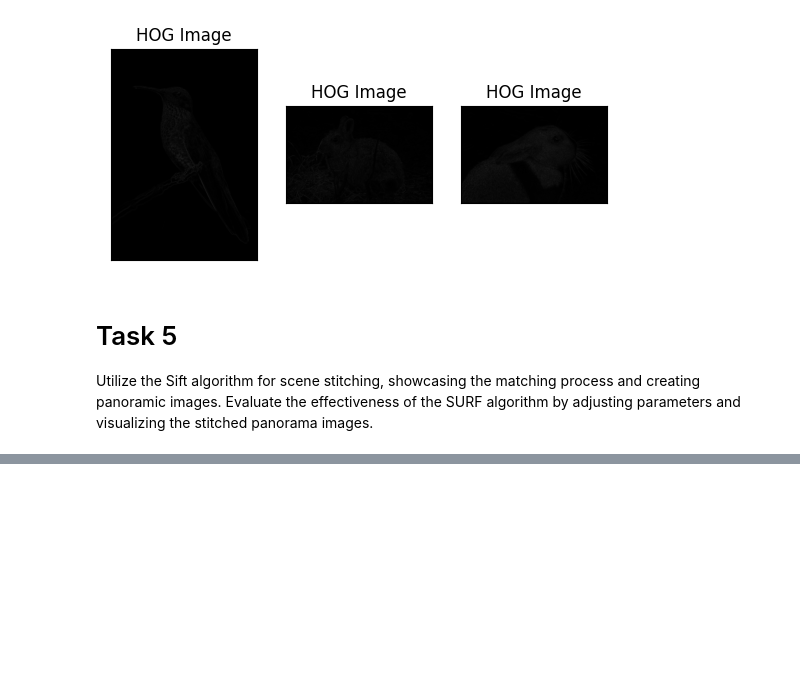
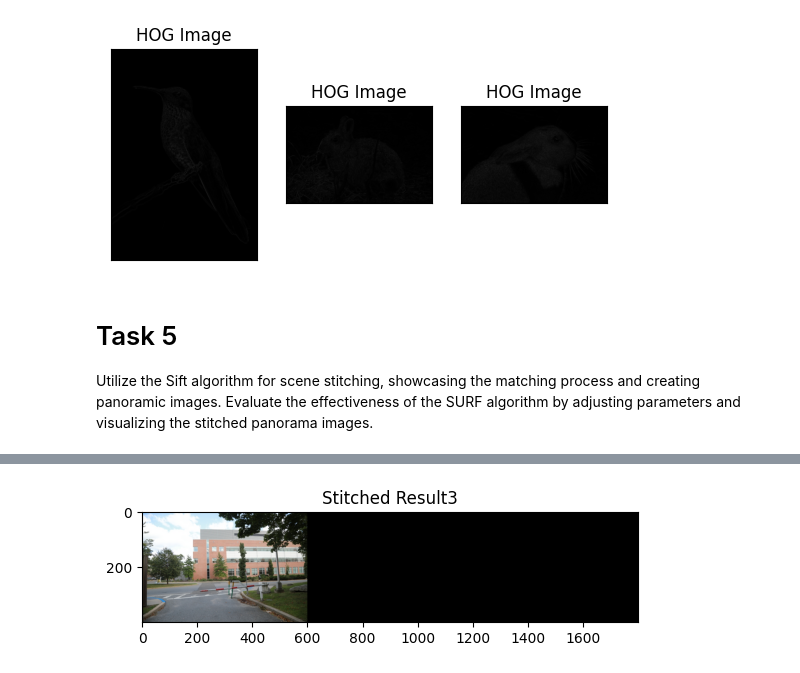
Before and after one commit to DevNerds2020/Computer_Vision, a Jupyter notebook: ComputerVision-algorithms/HomeWork2.ipynb, the cells around one changed output, grey strips where cells are left out. Saved outputs shown, nothing was run; the diff lists cells and outputs as text; code cells hidden in the pictures; blank space fills up the shorter version.

```diff
--- a/ComputerVision-algorithms/HomeWork2.ipynb
+++ b/ComputerVision-algorithms/HomeWork2.ipynb
@@ -228,0 +201,9 @@ error: OpenCV(4.8.1) D:\a\opencv-python\opencv-python\opencv\modules\imgproc\src
+# %%
+# Stitch the images
+stitched_result = stitch_images([image1, image2, image3], ratio_threshold=0.75, min_match_count=4)
+
+if stitched_result is not None:
+    # Display the final stitched result
+    plt.imshow(cv2.cvtColor(stitched_result, cv2.COLOR_BGR2RGB)), plt.title("Stitched Result3"), plt.show()
+# %% [output]
+[figure, added]
```
Also changed, not shown: parts of 5 cells of this notebook, 1 other file.
